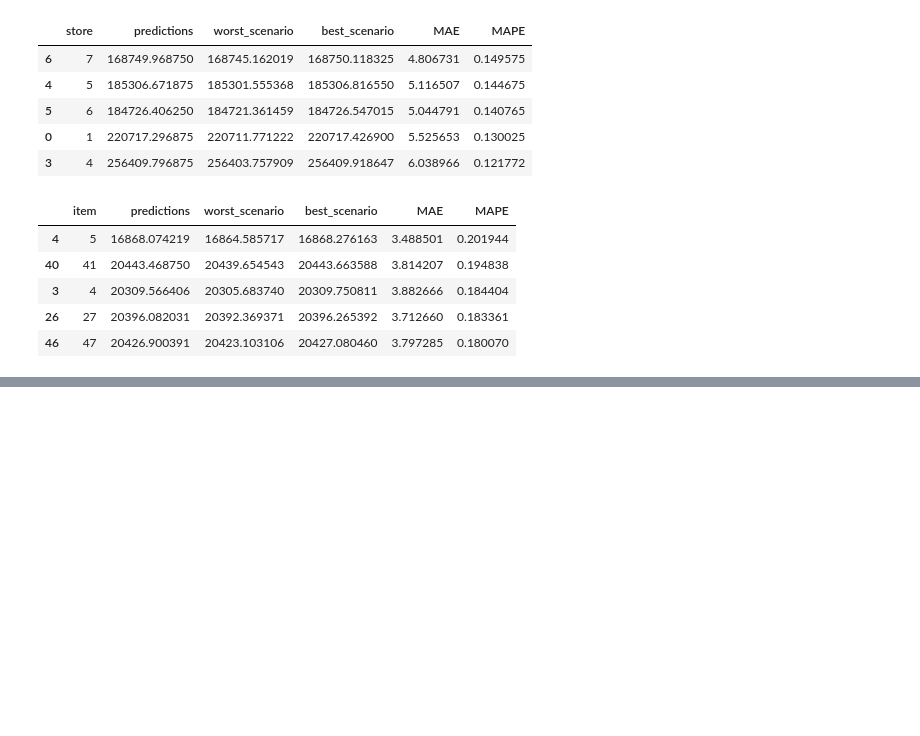
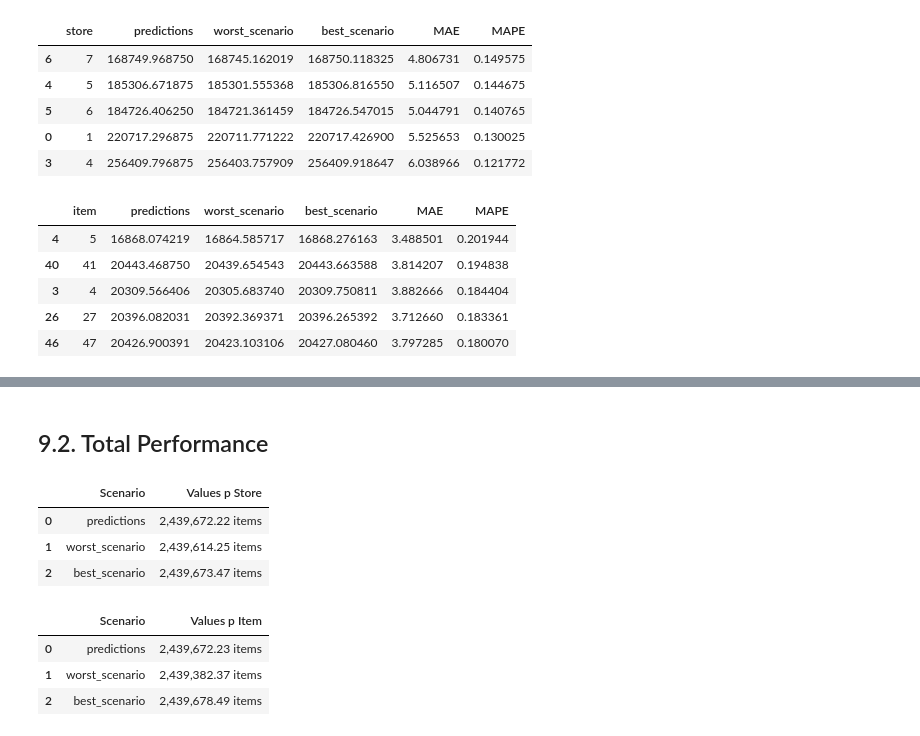
Before and after one commit to huyen2510/Store_Item_Demand, a Jupyter notebook: Store_Item_Demand.ipynb, the cells around one changed output, grey strips where cells are left out. Cells and saved outputs as stored; diff of their text form; code cells hidden in the pictures; blank space fills up the shorter version.

```diff
--- a/Store_Item_Demand.ipynb
+++ b/Store_Item_Demand.ipynb
@@ -1018,0 +1029,20 @@ df94.sort_values( 'MAPE', ascending=False ).head()
+# %% [markdown]
+## 9.2. Total Performance
+# %%
+df95 = df92[['predictions', 'worst_scenario', 'best_scenario']].apply( lambda x: np.sum( x ), axis=0 ).reset_index().rename( columns={'index': 'Scenario', 0:'Values p Store'} )
+df95['Values p Store'] = df95['Values p Store'].map( '{:,.2f} items'.format )
+df95
+# %% [output]
+|  | Scenario | Values p Store |
+| 0 | predictions | 2,439,672.22 items |
+| 1 | worst_scenario | 2,439,614.25 items |
+| 2 | best_scenario | 2,439,673.47 items |
+# %%
+df96 = df94[['predictions', 'worst_scenario', 'best_scenario']].apply( lambda x: np.sum( x ), axis=0 ).reset_index().rename( columns={'index': 'Scenario', 0:'Values p Item'} )
+df96['Values p Item'] = df96['Values p Item'].map( '{:,.2f} items'.format )
+df96
+# %% [output]
+|  | Scenario | Values p Item |
+| 0 | predictions | 2,439,672.23 items |
+| 1 | worst_scenario | 2,439,382.37 items |
+| 2 | best_scenario | 2,439,678.49 items |
```
Also changed, not shown: parts of 6 cells of this notebook.
